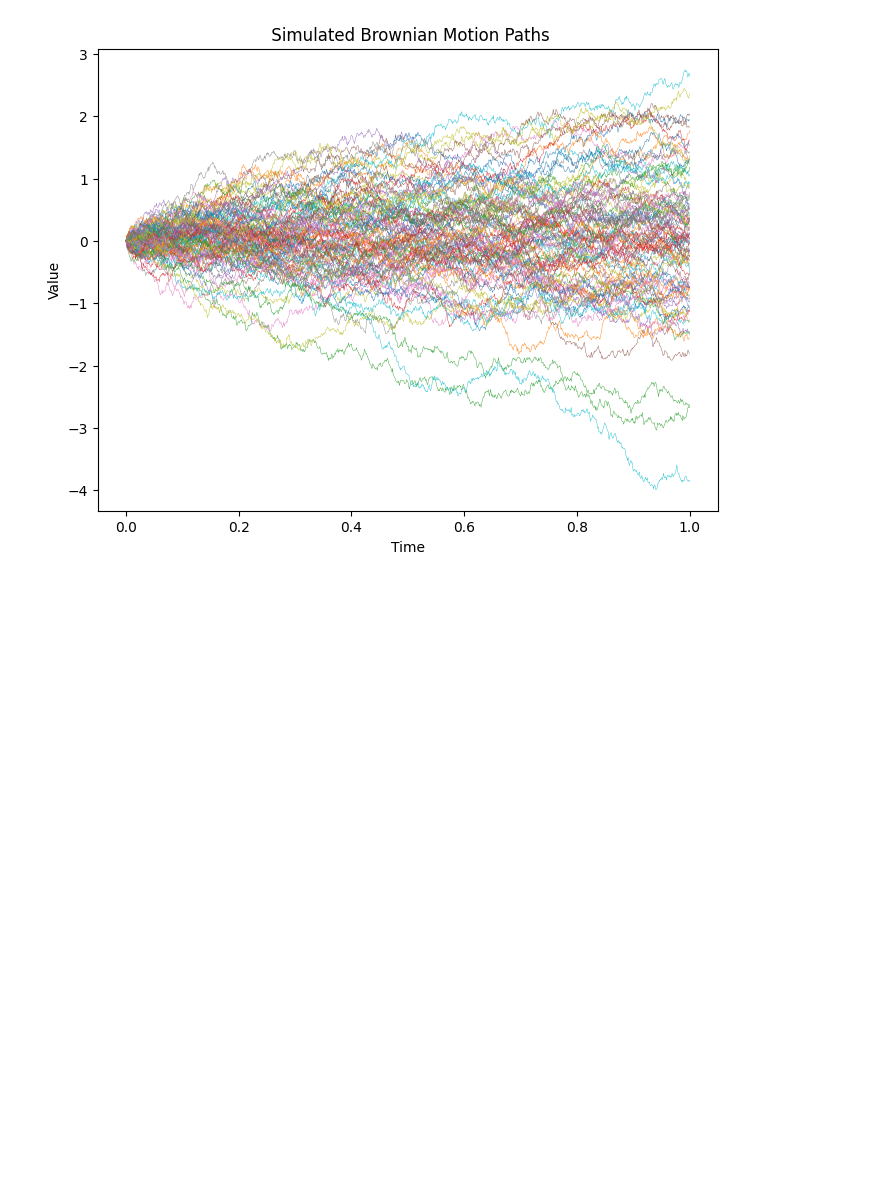
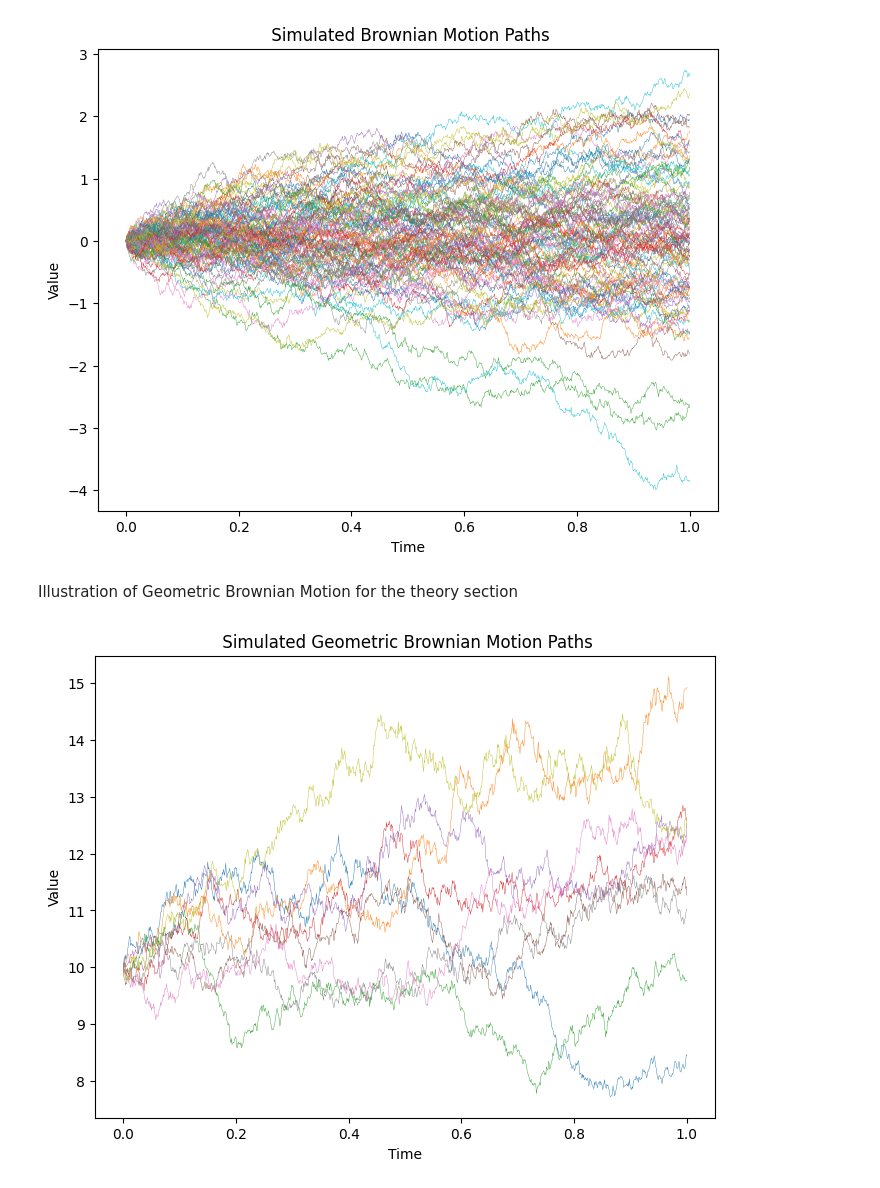
Before and after one commit to sofianbendt/Bachelor, a Jupyter notebook: BM_sim_bachelor.ipynb, the cells around one changed output. Saved outputs shown, nothing was run; the diff lists cells and outputs as text; code cells hidden in the pictures; blank space fills up the shorter version.

```diff
--- a/BM_sim_bachelor.ipynb
+++ b/BM_sim_bachelor.ipynb
@@ -48,3 +48,49 @@ plt.ylabel('Value')
 plt.show()
 # %% [output]
 [figure]
+# %% [markdown]
+Illustration of Geometric Brownian Motion for the theory section
+# %%
+np.random.seed(123)
+
+#Parameters
+X0 = 10
+mu = 0.2
+sigma = 0.2
+T = 1
+Ndt = 1000
+Nsims = 500
+
+def simulate_GBM(X0, mu, sigma, T, Ndt, Nsims=10):
+    # create time increment
+    dt = T / Ndt
+
+    # set the different times as a vector
+    time = np.linspace(0, T, Ndt+1)
+
+    # initialize the matrix for GBMs
+    X = np.zeros((Ndt+1,Nsims))
+
+    # initial value of the process
+    X[0,:] = X0
+
+    # recursively simulate the process ( S[idx,:] is (1 , Nsims) )
+    for idx in range(Ndt):
+        Z = np.random.randn(Nsims)
+        # or Z = np.random.normal(0.0, 1.0, size=(1,Nsims))
+        X[idx+1,:] = X[idx,:] * np.exp( (mu - (sigma**2)/2) * dt
+                                      + sigma * np.sqrt(dt) * Z)
+
+    return time, X
+
+t, X = simulate_GBM(X0, mu, sigma, T, Ndt,Nsims)
+
+# plot the sample paths
+plt.figure(figsize=(8, 6))
+plt.plot(t, X[:,1:10], linewidth=0.3)
+plt.title(r" Simulated Geometric Brownian Motion Paths")
+plt.xlabel('Time')
+plt.ylabel('Value')
+plt.show()
+# %% [output]
+[figure, added]
```
Also changed, not shown: parts of 1 cell of this notebook.
